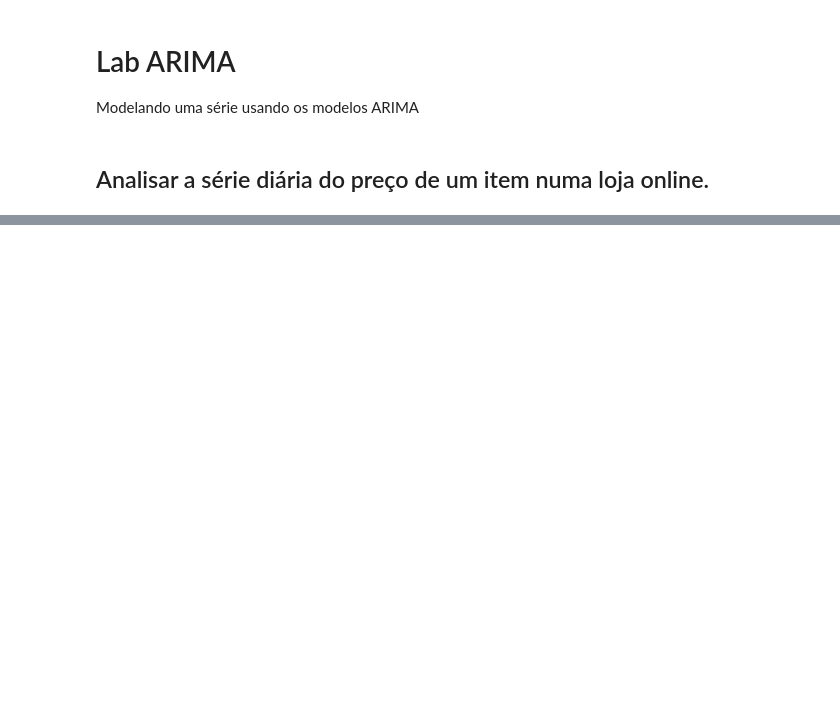
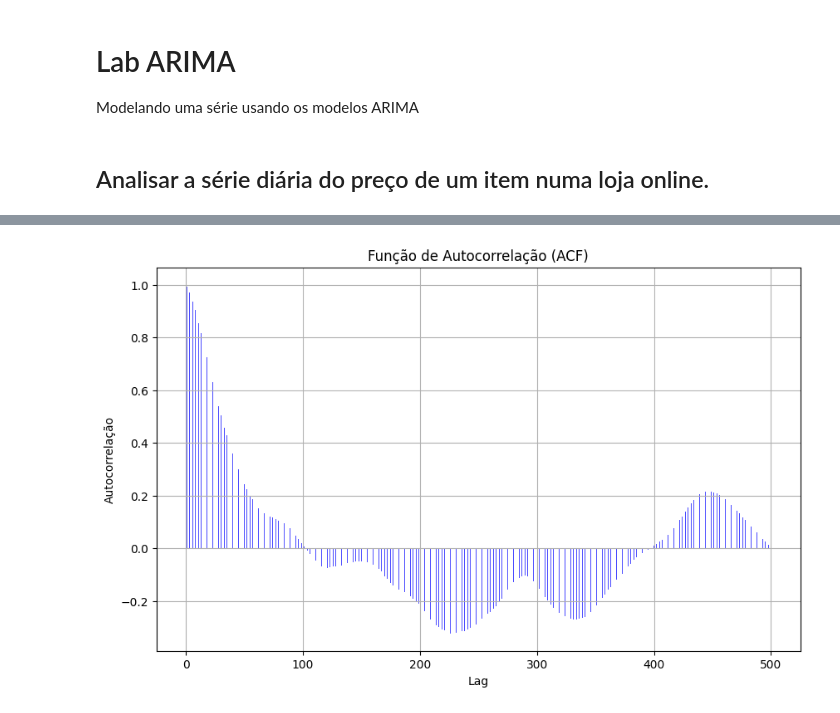
Before and after one commit to andvsilva/programming_school, a Jupyter notebook: notebooks/time-series/Lab_ARIMA_2023_2.ipynb, the cells around one changed output, grey strips where cells are left out. Cells and saved outputs as stored; diff of their text form; code cells hidden in the pictures; blank space fills up the shorter version.

```diff
--- a/notebooks/time-series/Lab_ARIMA_2023_2.ipynb
+++ b/notebooks/time-series/Lab_ARIMA_2023_2.ipynb
@@ -45,5 +71,19 @@ df1.head()
 # %%
 # Ver a função ACF
 from statsmodels.graphics.tsaplots import plot_acf
+
+# Calcular a ACF
+acf_result = sm.tsa.acf(df1['valor'], nlags=len(df1)-1)
+# %%
+# Plotar a Função de Autocorrelação (ACF)
+plt.figure(figsize=(10, 6))
+plt.bar(range(len(acf_result)), acf_result, width=0.2, color='blue', alpha=0.7)
+plt.title('Função de Autocorrelação (ACF)')
+plt.xlabel('Lag')
+plt.ylabel('Autocorrelação')
+plt.grid(True)
+plt.show()
+# %% [output]
+[figure, added]
 # %%
 # Ver os valores diferenciados
```
Also changed, not shown: parts of 28 cells of this notebook, 1 other file.
